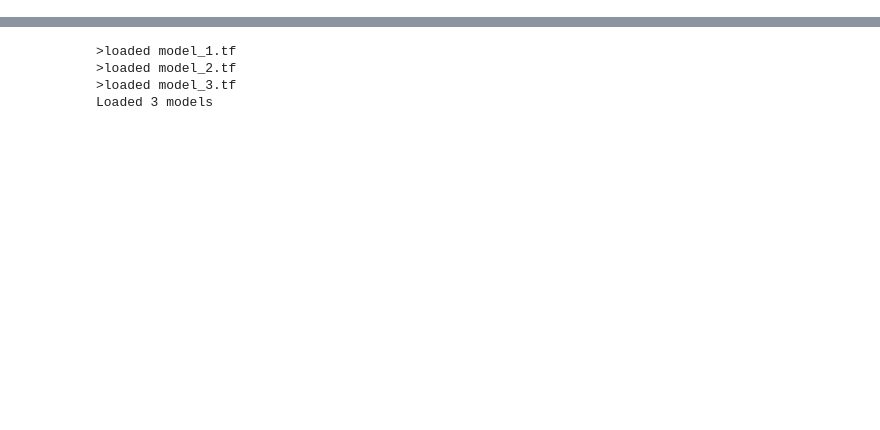
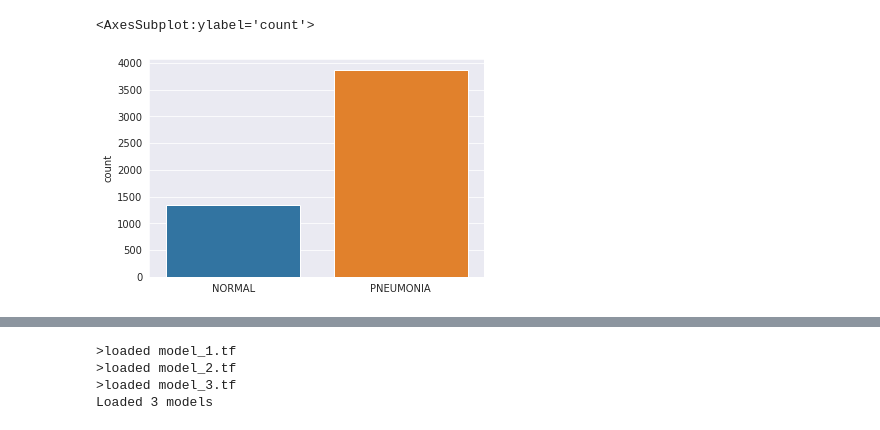
Before and after one commit to justyna3773/ensemble_X-Ray, a Jupyter notebook: sisi-ensemble.ipynb, the cells around one changed output, grey strips where cells are left out. Drawn from its saved outputs; the diff is of its cells as text; code cells hidden in the pictures; blank space fills up the shorter version.

```diff
--- a/sisi-ensemble.ipynb
+++ b/sisi-ensemble.ipynb
@@ -58,6 +99,20 @@ def data_prep(data_dir):
 train = data_prep('../input/chest-xray-pneumonia//chest_xray/chest_xray/train')
 test1, test2 = data_prep('../input/chest-xray-pneumonia//chest_xray/chest_xray/test')
 val = data_prep('../input/chest-xray-pneumonia//chest_xray/chest_xray/val')
+# %%
+#plotting number of samples of each class - the dataset is imbalanced
+count = []
+for cnt in train:
+    if (cnt[1]==0):
+        count.append("NORMAL")
+    else:
+        count.append("PNEUMONIA")
+
+sns.set_style('darkgrid')
+sns.countplot(count)
+# %% [output]
+<AxesSubplot:ylabel='count'>
+[figure, added]
 # %%
 x_train = []
 y_train = []
```
Also changed, not shown: parts of 31 cells of this notebook.
